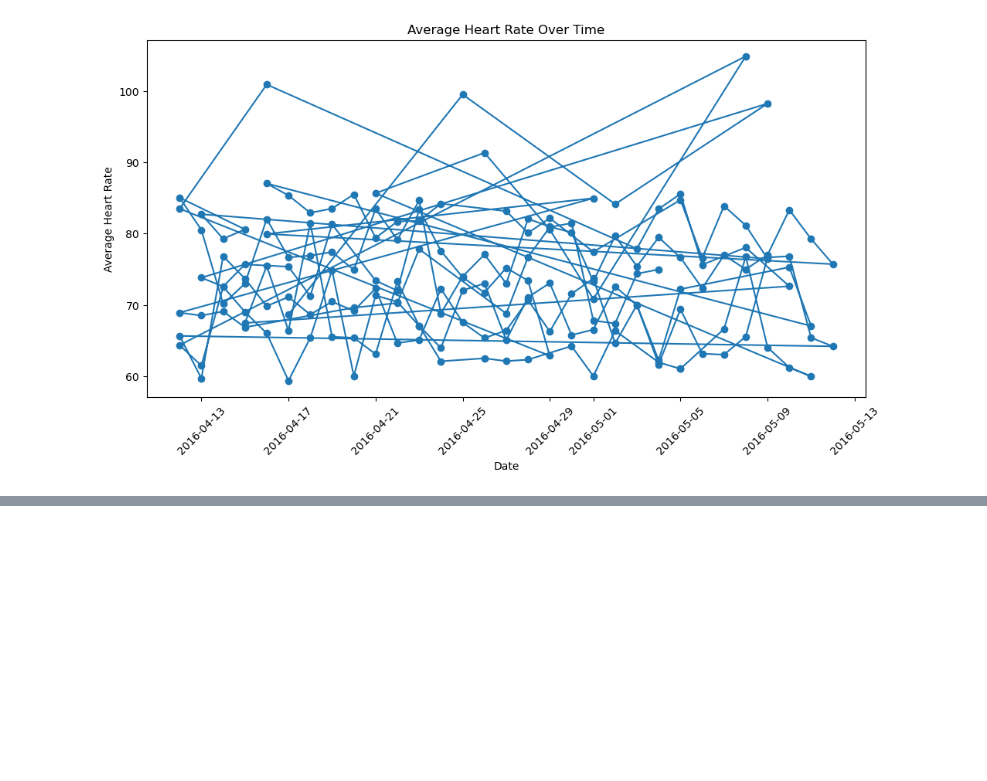
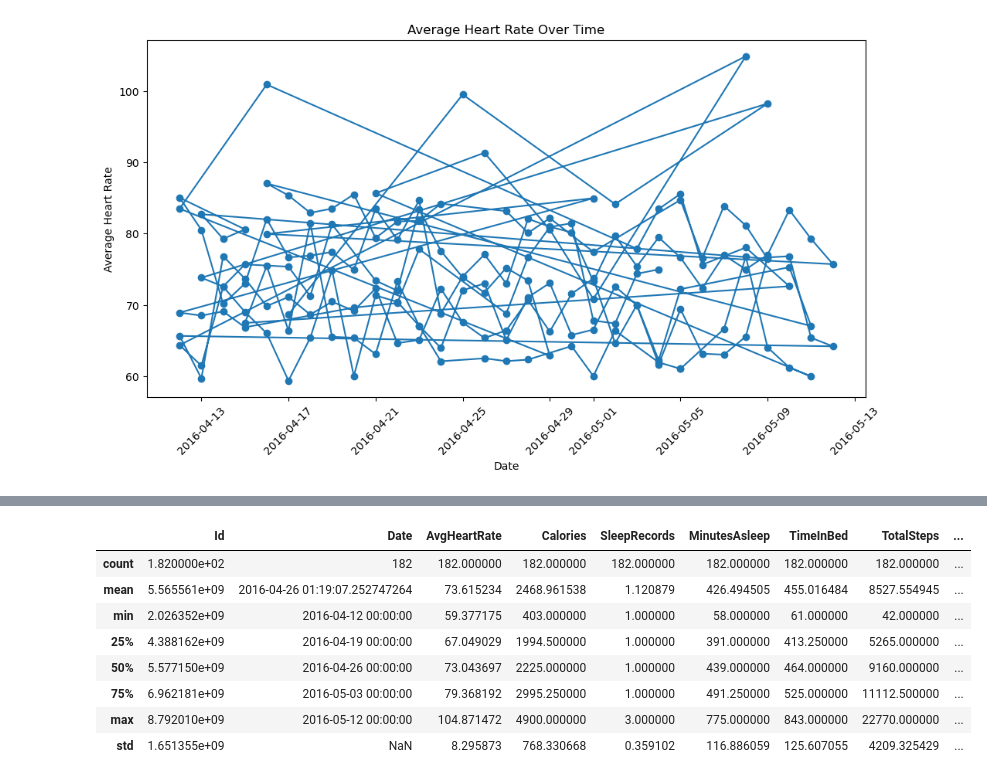
Before and after one commit to George-glor/health_analysis, a Jupyter notebook: heart_rate_stress_analysis.ipynb, the cells around one changed output, grey strips where cells are left out. Drawn from its saved outputs; the diff is of its cells as text; code cells hidden in the pictures; blank space fills up the shorter version.

```diff
--- a/heart_rate_stress_analysis.ipynb
+++ b/heart_rate_stress_analysis.ipynb
@@ -340,0 +366,12 @@ plt.show()
+# %%
+merged_data.describe()
+# %% [output]
+|  | Id | Date | AvgHeartRate | Calories | SleepRecords | MinutesAsleep | TimeInBed | TotalSteps | ... |
+| count | 1.820000e+02 | 182 | 182.000000 | 182.000000 | 182.000000 | 182.000000 | 182.000000 | 182.000000 | ... |
+| mean | 5.565561e+09 | 2016-04-26 01:19:07.252747264 | 73.615234 | 2468.961538 | 1.120879 | 426.494505 | 455.016484 | 8527.554945 | ... |
+| min | 2.026352e+09 | 2016-04-12 00:00:00 | 59.377175 | 403.000000 | 1.000000 | 58.000000 | 61.000000 | 42.000000 | ... |
+| 25% | 4.388162e+09 | 2016-04-19 00:00:00 | 67.049029 | 1994.500000 | 1.000000 | 391.000000 | 413.250000 | 5265.000000 | ... |
+| 50% | 5.577150e+09 | 2016-04-26 00:00:00 | 73.043697 | 2225.000000 | 1.000000 | 439.000000 | 464.000000 | 9160.000000 | ... |
+| 75% | 6.962181e+09 | 2016-05-03 00:00:00 | 79.368192 | 2995.250000 | 1.000000 | 491.250000 | 525.000000 | 11112.500000 | ... |
+| max | 8.792010e+09 | 2016-05-12 00:00:00 | 104.871472 | 4900.000000 | 3.000000 | 775.000000 | 843.000000 | 22770.000000 | ... |
+| std | 1.651355e+09 | NaN | 8.295873 | 768.330668 | 0.359102 | 116.886059 | 125.607055 | 4209.325429 | ... |
```
Also changed, not shown: parts of 3 cells of this notebook.
